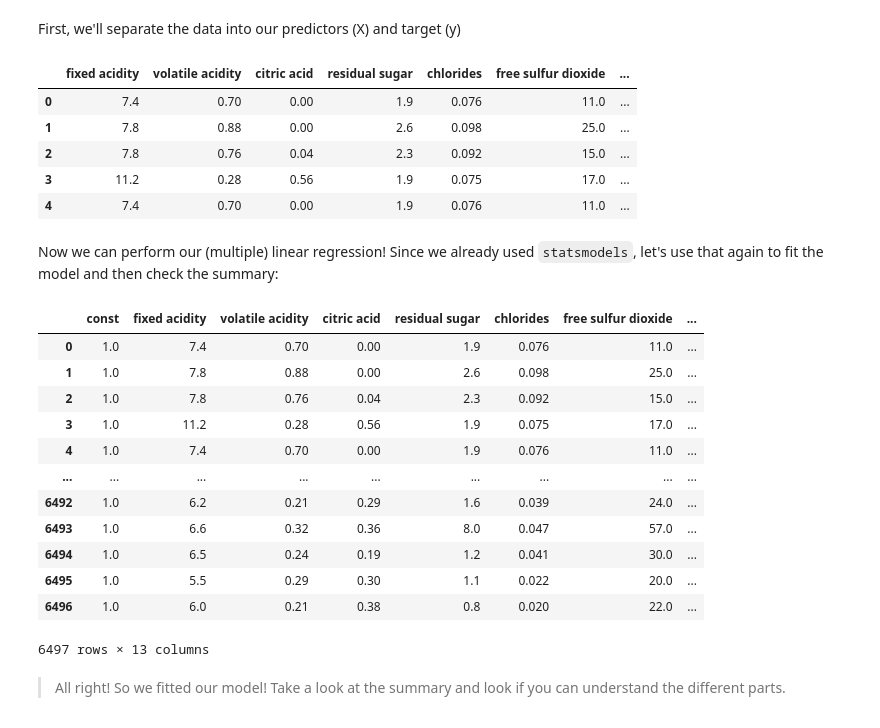
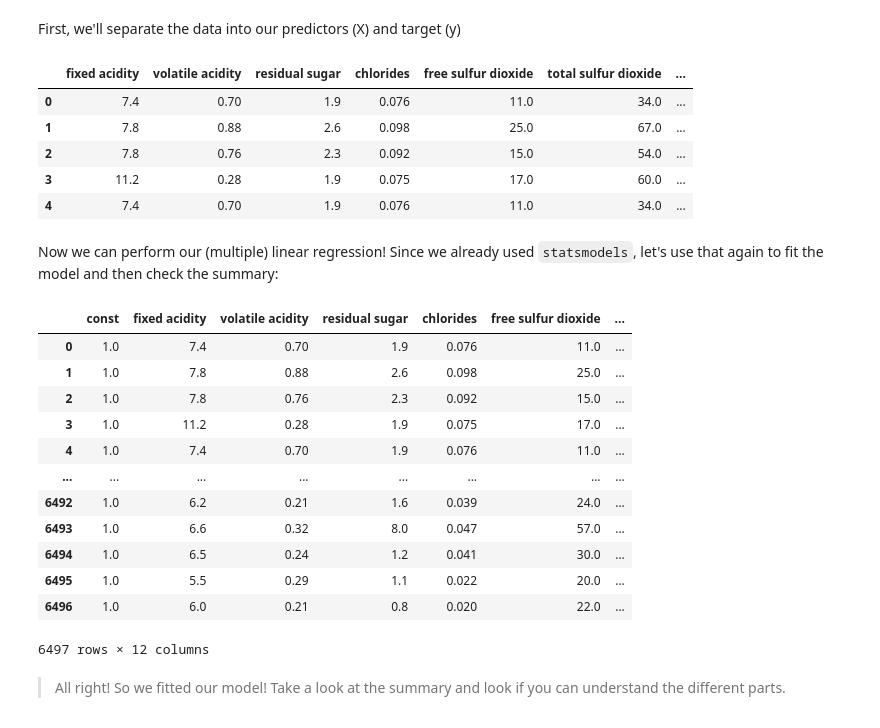
Before and after one commit to jskominsky/DS-Live-022122, a Jupyter notebook: Phase2/30-multiple_linear_regression.ipynb, the cells around one changed output. Drawn from its saved outputs; the diff is of its cells as text; code cells hidden in the pictures.

```diff
--- a/Phase2/30-multiple_linear_regression.ipynb
+++ b/Phase2/30-multiple_linear_regression.ipynb
@@ -466,16 +466,16 @@ Name: red_wine, dtype: int64
 # %% [markdown]
 First, we'll separate the data into our predictors (X) and target (y)
 # %%
-wine_preds = wine.drop('quality', axis=1)
+wine_preds = wine.drop(['quality', 'citric acid' ],axis=1)
 wine_target = wine['quality']
 wine_preds.head()
 # %% [output]
-|  | fixed acidity | volatile acidity | citric acid | residual sugar | chlorides | free sulfur dioxide | ... |
-| 0 | 7.4 | 0.70 | 0.00 | 1.9 | 0.076 | 11.0 | ... |
-| 1 | 7.8 | 0.88 | 0.00 | 2.6 | 0.098 | 25.0 | ... |
-| 2 | 7.8 | 0.76 | 0.04 | 2.3 | 0.092 | 15.0 | ... |
-| 3 | 11.2 | 0.28 | 0.56 | 1.9 | 0.075 | 17.0 | ... |
-| 4 | 7.4 | 0.70 | 0.00 | 1.9 | 0.076 | 11.0 | ... |
+|  | fixed acidity | volatile acidity | residual sugar | chlorides | free sulfur dioxide | total sulfur dioxide | ... |
+| 0 | 7.4 | 0.70 | 1.9 | 0.076 | 11.0 | 34.0 | ... |
+| 1 | 7.8 | 0.88 | 2.6 | 0.098 | 25.0 | 67.0 | ... |
+| 2 | 7.8 | 0.76 | 2.3 | 0.092 | 15.0 | 54.0 | ... |
+| 3 | 11.2 | 0.28 | 1.9 | 0.075 | 17.0 | 60.0 | ... |
+| 4 | 7.4 | 0.70 | 1.9 | 0.076 | 11.0 | 34.0 | ... |
 # %% [markdown]
 Now we can perform our (multiple) linear regression! Since we already used `statsmodels`, let's use that again to fit the model and then check the summary:
 # %%
@@ -483,19 +483,19 @@ Now we can perform our (multiple) linear regression! Since we already used `stat
 predictors = sm.add_constant(wine_preds)
 predictors
 # %% [output]
-|  | const | fixed acidity | volatile acidity | citric acid | residual sugar | chlorides | free sulfur dioxide | ... |
-| 0 | 1.0 | 7.4 | 0.70 | 0.00 | 1.9 | 0.076 | 11.0 | ... |
-| 1 | 1.0 | 7.8 | 0.88 | 0.00 | 2.6 | 0.098 | 25.0 | ... |
-| 2 | 1.0 | 7.8 | 0.76 | 0.04 | 2.3 | 0.092 | 15.0 | ... |
-| 3 | 1.0 | 11.2 | 0.28 | 0.56 | 1.9 | 0.075 | 17.0 | ... |
-| 4 | 1.0 | 7.4 | 0.70 | 0.00 | 1.9 | 0.076 | 11.0 | ... |
-| ... | ... | ... | ... | ... | ... | ... | ... | ... |
-| 6492 | 1.0 | 6.2 | 0.21 | 0.29 | 1.6 | 0.039 | 24.0 | ... |
-| 6493 | 1.0 | 6.6 | 0.32 | 0.36 | 8.0 | 0.047 | 57.0 | ... |
-| 6494 | 1.0 | 6.5 | 0.24 | 0.19 | 1.2 | 0.041 | 30.0 | ... |
-| 6495 | 1.0 | 5.5 | 0.29 | 0.30 | 1.1 | 0.022 | 20.0 | ... |
-| 6496 | 1.0 | 6.0 | 0.21 | 0.38 | 0.8 | 0.020 | 22.0 | ... |
+|  | const | fixed acidity | volatile acidity | residual sugar | chlorides | free sulfur dioxide | ... |
+| 0 | 1.0 | 7.4 | 0.70 | 1.9 | 0.076 | 11.0 | ... |
+| 1 | 1.0 | 7.8 | 0.88 | 2.6 | 0.098 | 25.0 | ... |
+| 2 | 1.0 | 7.8 | 0.76 | 2.3 | 0.092 | 15.0 | ... |
+| 3 | 1.0 | 11.2 | 0.28 | 1.9 | 0.075 | 17.0 | ... |
+| 4 | 1.0 | 7.4 | 0.70 | 1.9 | 0.076 | 11.0 | ... |
+| ... | ... | ... | ... | ... | ... | ... | ... |
+| 6492 | 1.0 | 6.2 | 0.21 | 1.6 | 0.039 | 24.0 | ... |
+| 6493 | 1.0 | 6.6 | 0.32 | 8.0 | 0.047 | 57.0 | ... |
+| 6494 | 1.0 | 6.5 | 0.24 | 1.2 | 0.041 | 30.0 | ... |
+| 6495 | 1.0 | 5.5 | 0.29 | 1.1 | 0.022 | 20.0 | ... |
+| 6496 | 1.0 | 6.0 | 0.21 | 0.8 | 0.020 | 22.0 | ... |
-6497 rows × 13 columns
+6497 rows × 12 columns
 # %%
 model = sm.OLS(wine_target, predictors).fit()
 # %% [markdown]
```
Also changed, not shown: parts of 5 cells of this notebook, 2 other files.
